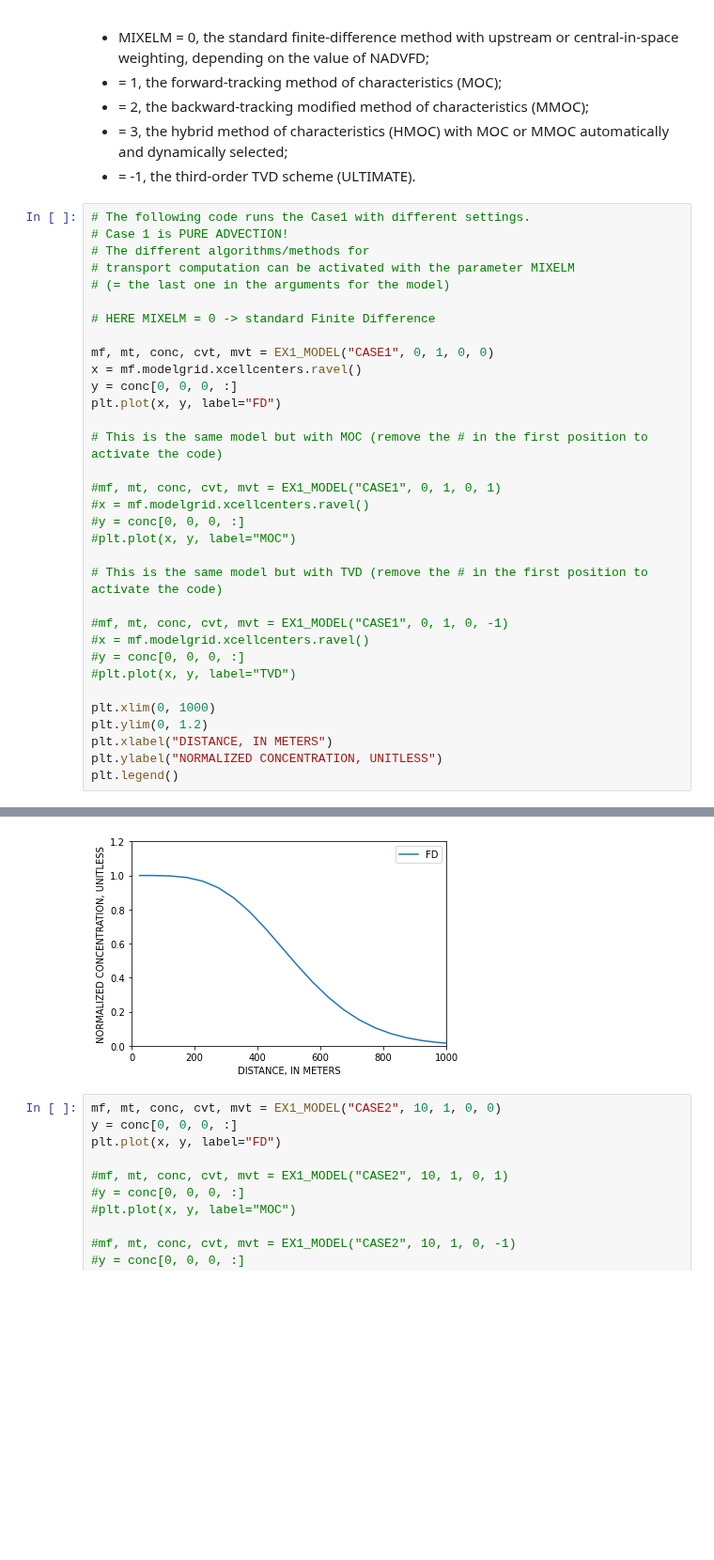
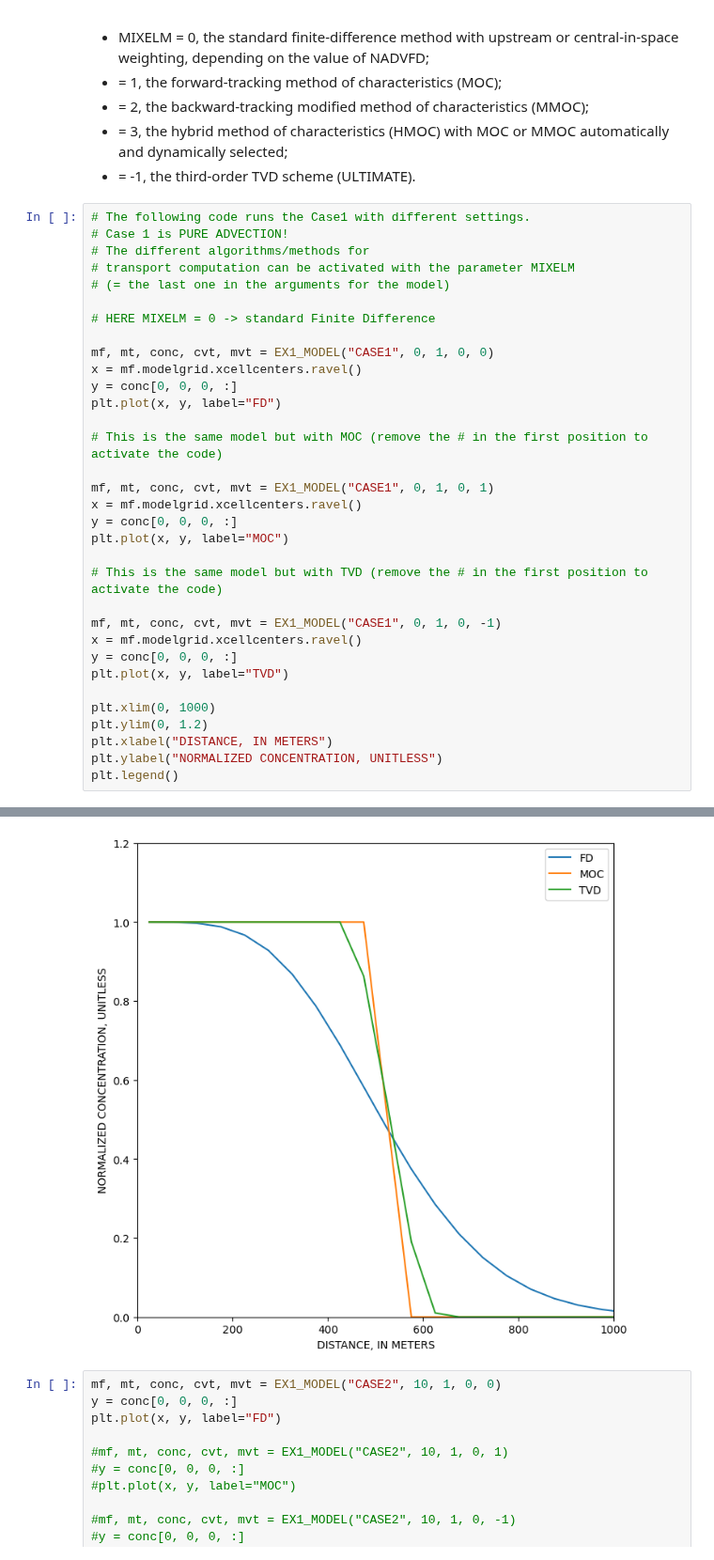
Before and after one commit to gw-inux/Jupyter-Notebooks, a Jupyter notebook: 06_Groundwater_modeling/Transport_1D_MT3D.ipynb, the cells around one changed output, grey strips where cells are left out. Shown at 94% size. Saved outputs shown, nothing was run; the diff lists cells and outputs as text; blank space fills up the shorter version.

```diff
--- a/06_Groundwater_modeling/Transport_1D_MT3D.ipynb
+++ b/06_Groundwater_modeling/Transport_1D_MT3D.ipynb
@@ -226,39 +226,39 @@ MIXELM is an integer flag for the advection solution option./
 # %%
 # The following code runs the Case1 with different settings.
 # Case 1 is PURE ADVECTION!
 # The different algorithms/methods for
 # transport computation can be activated with the parameter MIXELM
 # (= the last one in the arguments for the model)
 
 # HERE MIXELM = 0 -> standard Finite Difference
 
 mf, mt, conc, cvt, mvt = EX1_MODEL("CASE1", 0, 1, 0, 0)
 x = mf.modelgrid.xcellcenters.ravel()
 y = conc[0, 0, 0, :]
 plt.plot(x, y, label="FD")
 
 # This is the same model but with MOC (remove the # in the first position to activate the code)
 
-#mf, mt, conc, cvt, mvt = EX1_MODEL("CASE1", 0, 1, 0, 1)
-#x = mf.modelgrid.xcellcenters.ravel()
-#y = conc[0, 0, 0, :]
-#plt.plot(x, y, label="MOC")
+mf, mt, conc, cvt, mvt = EX1_MODEL("CASE1", 0, 1, 0, 1)
+x = mf.modelgrid.xcellcenters.ravel()
+y = conc[0, 0, 0, :]
+plt.plot(x, y, label="MOC")
 
 # This is the same model but with TVD (remove the # in the first position to activate the code)
 
-#mf, mt, conc, cvt, mvt = EX1_MODEL("CASE1", 0, 1, 0, -1)
-#x = mf.modelgrid.xcellcenters.ravel()
-#y = conc[0, 0, 0, :]
-#plt.plot(x, y, label="TVD")
+mf, mt, conc, cvt, mvt = EX1_MODEL("CASE1", 0, 1, 0, -1)
+x = mf.modelgrid.xcellcenters.ravel()
+y = conc[0, 0, 0, :]
+plt.plot(x, y, label="TVD")
 
 plt.xlim(0, 1000)
 plt.ylim(0, 1.2)
 plt.xlabel("DISTANCE, IN METERS")
 plt.ylabel("NORMALIZED CONCENTRATION, UNITLESS")
 plt.legend()
 # %% [output]
 <matplotlib.legend.Legend at 0x...>
-[figure, old version]
+[figure, new version]
 # %%
 mf, mt, conc, cvt, mvt = EX1_MODEL("CASE2", 10, 1, 0, 0)
 y = conc[0, 0, 0, :]
```
Also changed, not shown: parts of 1 cell of this notebook, 3 other files.
